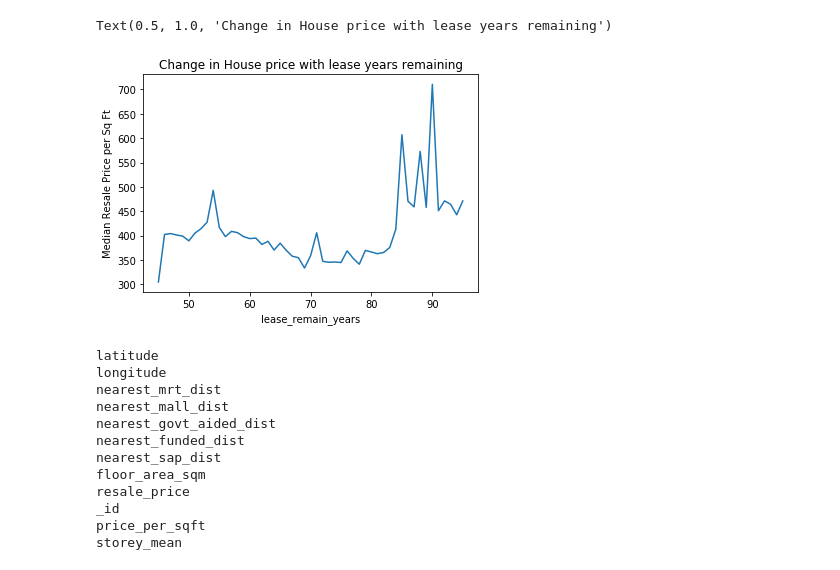
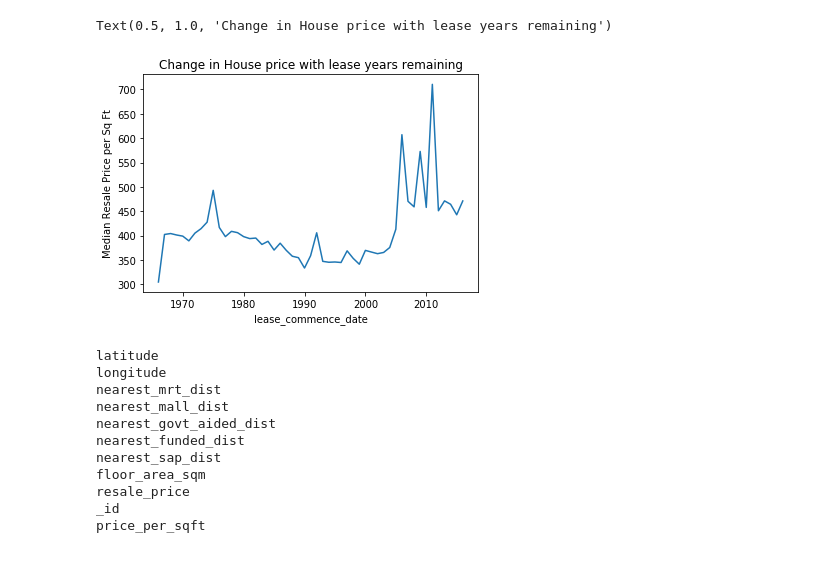
Before and after one commit to yuan-yexi/house-price-model, a Jupyter notebook: 2_HDB_Resale_Data_Analysis.ipynb, the cells around one changed output. Cells and saved outputs as stored; diff of their text form; code cells hidden in the pictures.

```diff
--- a/2_HDB_Resale_Data_Analysis.ipynb
+++ b/2_HDB_Resale_Data_Analysis.ipynb
@@ -49,5 +58,0 @@ Name: price_per_sqft, Length: 69933, dtype: float64
-# %%
-# Clean lease remaining
-data['lease_commence_date'] = data['lease_commence_date'].astype('int64')
-data['lease_remain_years'] = 99 - (int(datetime.today().year) - data['lease_commence_date'])
-data['lease_remain_years']
@@ -67,14 +58,0 @@ Name: lease_remain_years, Length: 69933, dtype: int64
-# %%
-# Mapping ordinal categories to their respective values
-flat_type_map = {
-    'EXECUTIVE': 7,
-    'MULTI-GENERATION': 6,
-    '5 ROOM': 5,
-    '4 ROOM': 4,
-    '3 ROOM': 3,
-    '2 ROOM': 2,
-    '1 ROOM': 1
-}
-
-data['flat_type_mapped'] = data['flat_type'].map(lambda x: flat_type_map[x])
-data['flat_type_mapped']
@@ -94,9 +58,0 @@ Name: flat_type_mapped, Length: 69933, dtype: int64
-# %%
-# Map storey range
-def split_mean(x):
-    split_list = x.split(' TO ')
-    mean = (float(split_list[0])+float(split_list[1]))/2
-    return mean
-
-data['storey_mean'] = data['storey_range'].apply(lambda x: split_mean(x))
-data['storey_mean']
@@ -116,3 +58,0 @@ Name: storey_mean, Length: 69933, dtype: float64
-# %%
-# Encoding for town categorical variables and drop 1 of our dummy variables
-data = pd.get_dummies(data=data, columns=['town'], drop_first=True)
@@ -159,10 +59,10 @@ memory usage: 14.5+ MB
 # %%
-data.groupby('lease_remain_years')['price_per_sqft'].median().plot()
+data.groupby('lease_commence_date')['price_per_sqft'].median().plot()
 plt.ylabel('Median Resale Price per Sq Ft')
 plt.title('Change in House price with lease years remaining')
 # %% [output]
 Text(0.5, 1.0, 'Change in House price with lease years remaining')
-[figure, old version]
+[figure, new version]
 # %%
 def analyse_corr_col(df, col):
     df = df.copy()
@@ -189,7 +89,6 @@ floor_area_sqm
 resale_price
 _id
 price_per_sqft
-storey_mean
 # %%
 def analyse_continuous(df, col):
     df = df.copy()
```
Also changed, not shown: parts of 12 cells of this notebook, 20 other files.
